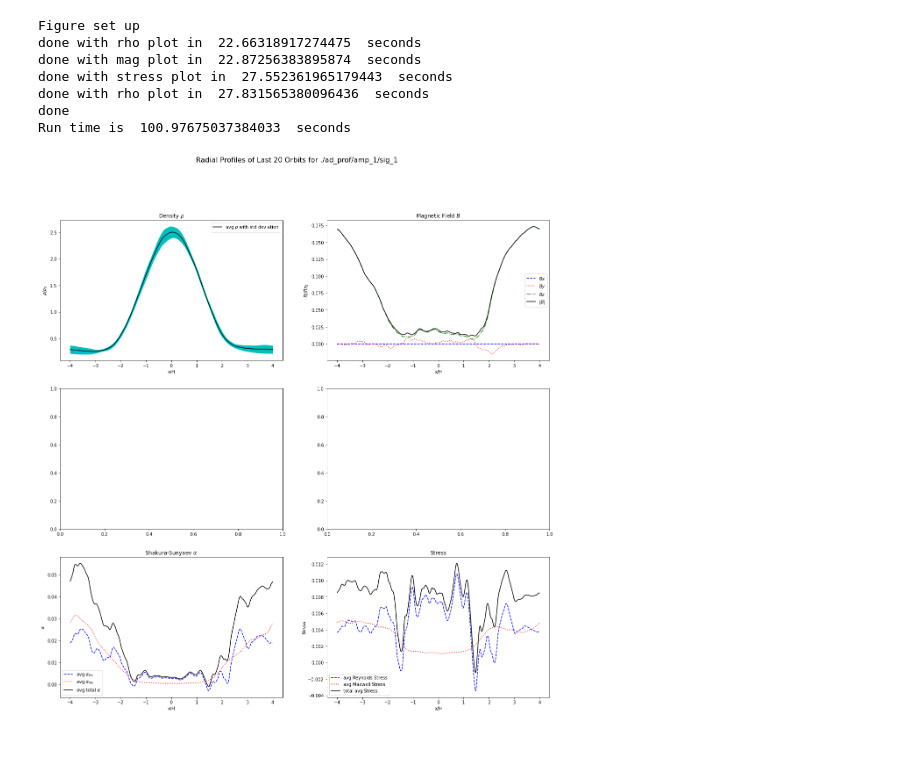
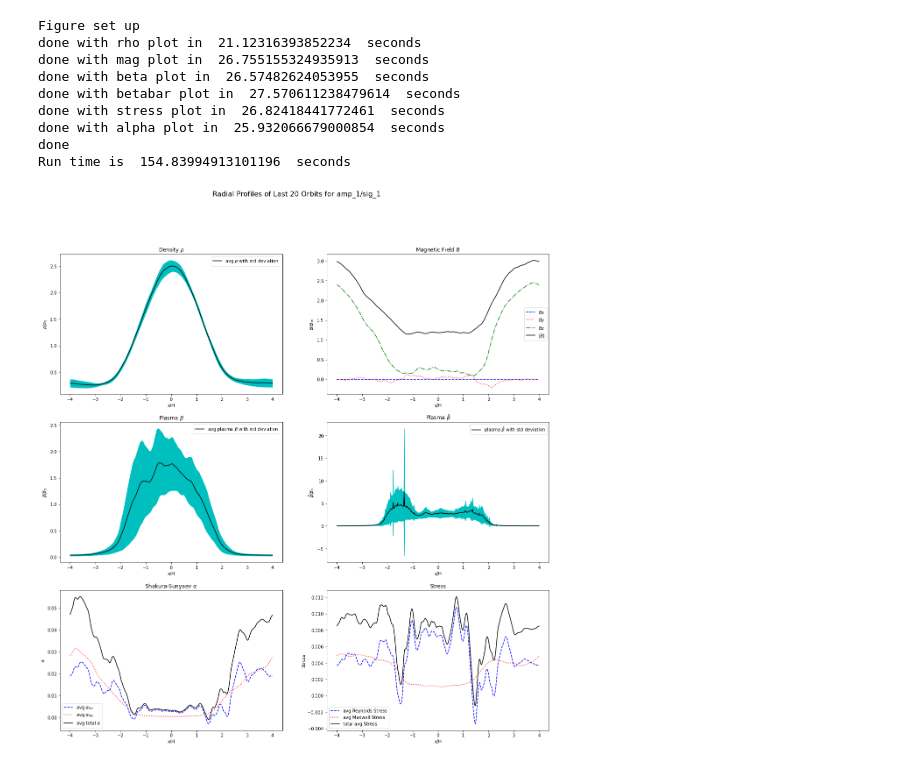
Before and after one commit to asmohov/ppd, a Jupyter notebook: profile_factory.ipynb, the cells around one changed output. Drawn from its saved outputs; the diff is of its cells as text; code cells hidden in the pictures.

Commit message:
finish complete profiles plotting code

```diff
--- a/profile_factory.ipynb
+++ b/profile_factory.ipynb
@@ -16,15 +16,15 @@ def complete_profiles(file_path):
     fig,ax = plt.subplots(3,2)
     fig.set_size_inches(20,20)
     x_arr = np.linspace(-4,4,512)
-    sptitle = 'Radial Profiles of Last 20 Orbits for '+file_path
+    sptitle = 'Radial Profiles of Last 20 Orbits for '+file_path[10:]
     fig.suptitle(sptitle,fontsize=16)
 
     print('Figure set up')
     #rho plot -----------------------------------------------------------------
     rho_time = time.time()
-    prof_rho,err = cmp.avg_rho_prof(file_path)
+    prof_rho,err_rho = cmp.avg_rho_prof(file_path)
     ax[0,0].plot(x_arr,prof_rho,'k',label='avg $\\rho$ with std deviation')
-    ax[0,0].fill_between(x_arr,prof_rho-err,prof_rho+err,color ='c')
+    ax[0,0].fill_between(x_arr,prof_rho-err_rho,prof_rho+err_rho,color ='c')
     ax[0,0].legend()
     ax[0,0].set_xlabel('x/H')
     ax[0,0].set_ylabel('$\\rho/\\rho_0$')
@@ -34,17 +34,50 @@ def complete_profiles(file_path):
 
     #magnetic plot------------------------------------------------------------------------
     mag_time = time.time()
+    #Bz0 as set by initial plasma beta
+    Bz0 = np.sqrt(2)/20
     prof_bx,prof_by,prof_bz,prof_bmag = cmp.avg_mag_prof(file_path)
-    ax[0,1].plot(x_arr,prof_bx,'b--',label ='$Bx$')
-    ax[0,1].plot(x_arr,prof_by,'r:',label ='$By$')
-    ax[0,1].plot(x_arr,prof_bz,'g-.',label ='$Bz$')
-    ax[0,1].plot(x_arr,prof_bmag,'k',label ='$|B|$')
+    ax[0,1].plot(x_arr,prof_bx/Bz0,'b--',label ='$Bx$')
+    ax[0,1].plot(x_arr,prof_by/Bz0,'r:',label ='$By$')
+    ax[0,1].plot(x_arr,prof_bz/Bz0,'g-.',label ='$Bz$')
+    ax[0,1].plot(x_arr,prof_bmag/Bz0,'k',label ='$|B|$')
     ax[0,1].legend()
     ax[0,1].set_xlabel('x/H')
-    ax[0,1].set_ylabel('$B//Bz_{0}$')
+    ax[0,1].set_ylabel('$B/B_{z0}$')
     subtitle = 'Magnetic Field $B$'
     ax[0,1].set_title(subtitle)
     print('done with mag plot in ',(time.time()-mag_time),' seconds')
+
+
+
+    #Beta plot-------------------------------------------------------------------
+    beta_time = time.time()
+    prof_beta,err_beta = cmp.avg_beta_prof(file_path)
+    #initial plasma beta
+    beta0 = 400
+    ax[1,0].plot(x_arr,prof_beta/beta0,'k',label='avg plasma $\\beta$ with std deviation')
+    ax[1,0].fill_between(x_arr,(prof_beta-err_beta)/beta0,(prof_beta+err_beta)/beta0,color ='c')
+    ax[1,0].legend()
+    ax[1,0].set_xlabel('x/H')
+    ax[1,0].set_ylabel('$\\beta/\\beta_0$')
+    subtitle = 'Plasma $\\beta$'
+    ax[1,0].set_title(subtitle)
+    print('done with beta plot in ',(time.time()-beta_time),' seconds')
+
+    #betabar plot--------------------------------------------------------------------
+
+    betabar_time = time.time()
+    prof_betabar,err_betabar = cmp.avg_betabar_prof(file_path)
+    #initial plasma beta
+    beta0 = 400
+    ax[1,1].plot(x_arr,prof_betabar/beta0,'k',label='plasma $\\bar{\\beta}$ with std deviation')
+    ax[1,1].fill_between(x_arr,(prof_betabar-err_betabar)/beta0,(prof_betabar+err_betabar)/beta0,color ='c')
+    ax[1,1].legend()
+    ax[1,1].set_xlabel('x/H')
+    ax[1,1].set_ylabel('$\\bar{\\beta}/\\beta_0$')
+    subtitle = 'Plasma $\\bar{\\beta}$'
+    ax[1,1].set_title(subtitle)
+    print('done with betabar plot in ',(time.time()-betabar_time),' seconds')
 
     #stress plot-----------------------------------------------------------------
     stress_time = time.time()
@@ -54,37 +87,39 @@ def complete_profiles(file_path):
     ax[2,1].plot(x_arr,(prof_avg_tot),'k',label='total avg Stress')
     ax[2,1].legend()
     ax[2,1].set_xlabel('x/H')
     ax[2,1].set_ylabel('Stress')
     subtitle = 'Stress'
     ax[2,1].set_title(subtitle)
     print('done with stress plot in ',(time.time()-stress_time),' seconds')
 
 
     #Alpha plot-----------------------------------------------------------------
     alpha_time = time.time()
     prof_avg_reyn,prof_avg_maxw,prof_avg_tot = cmp.avg_alpha_prof(file_path)
     ax[2,0].plot(x_arr,prof_avg_reyn,'b--',label='avg $\\alpha_{Re}$')
     ax[2,0].plot(x_arr,prof_avg_maxw,'r:',label='avg $\\alpha_{Mx}$')
     ax[2,0].plot(x_arr,(prof_avg_tot),'k',label='avg total $\\alpha$')
     ax[2,0].legend()
     ax[2,0].set_xlabel('x/H')
     ax[2,0].set_ylabel('$\\alpha$')
     subtitle = 'Shakura-Sunyaev $\\alpha$'
     ax[2,0].set_title(subtitle)
-    print('done with rho plot in ',(time.time()-alpha_time),' seconds')
+    print('done with alpha plot in ',(time.time()-alpha_time),' seconds')
 
     ans = 'done'
 
     return ans
 
 print(complete_profiles(file_path))
 print('Run time is ',(time.time()-start),' seconds' )
 # %% [output]
 Figure set up
-done with rho plot in  22.66318917274475  seconds
-done with mag plot in  22.87256383895874  seconds
-done with stress plot in  27.552361965179443  seconds
-done with rho plot in  27.831565380096436  seconds
+done with rho plot in  21.12316393852234  seconds
+done with mag plot in  26.755155324935913  seconds
+done with beta plot in  26.57482624053955  seconds
+done with betabar plot in  27.570611238479614  seconds
+done with stress plot in  26.82418441772461  seconds
+done with alpha plot in  25.932066679000854  seconds
 done
-Run time is  100.97675037384033  seconds
+Run time is  154.83994913101196  seconds
-[figure, old version]
+[figure, new version]
```
Also changed, not shown: 2 other files.
